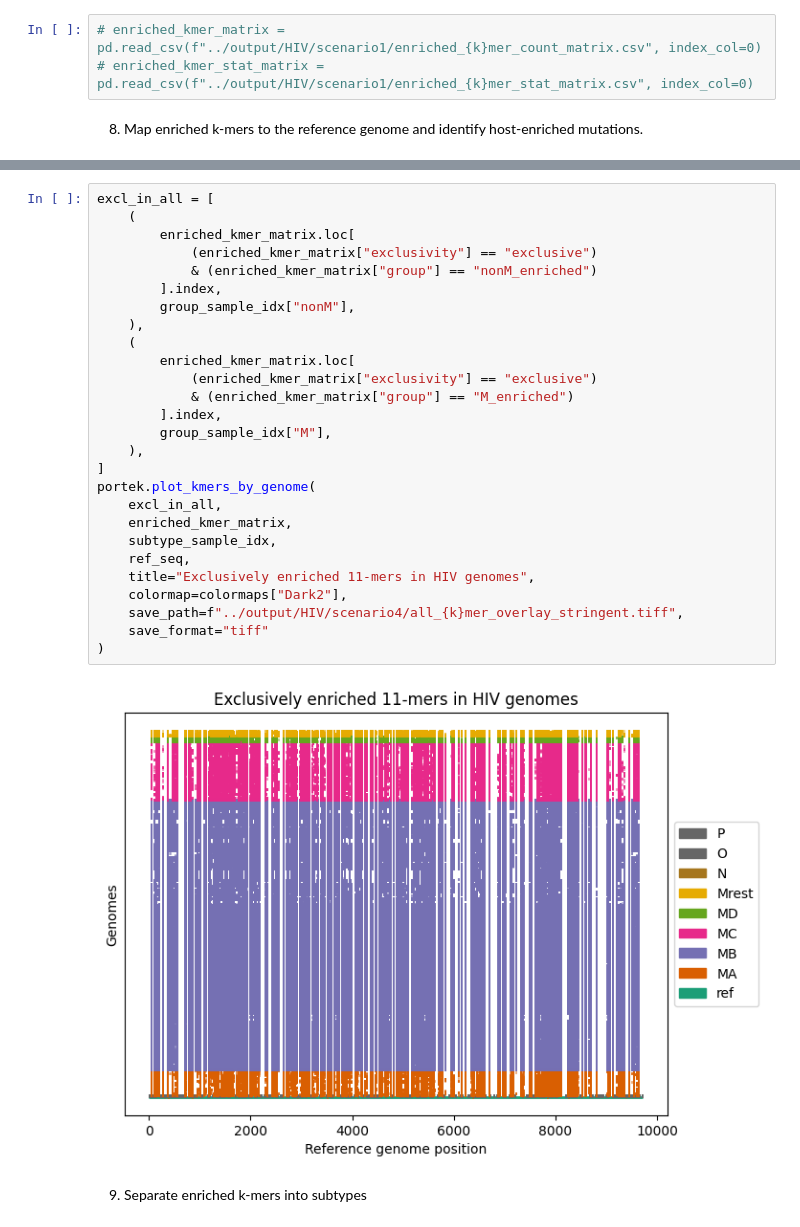
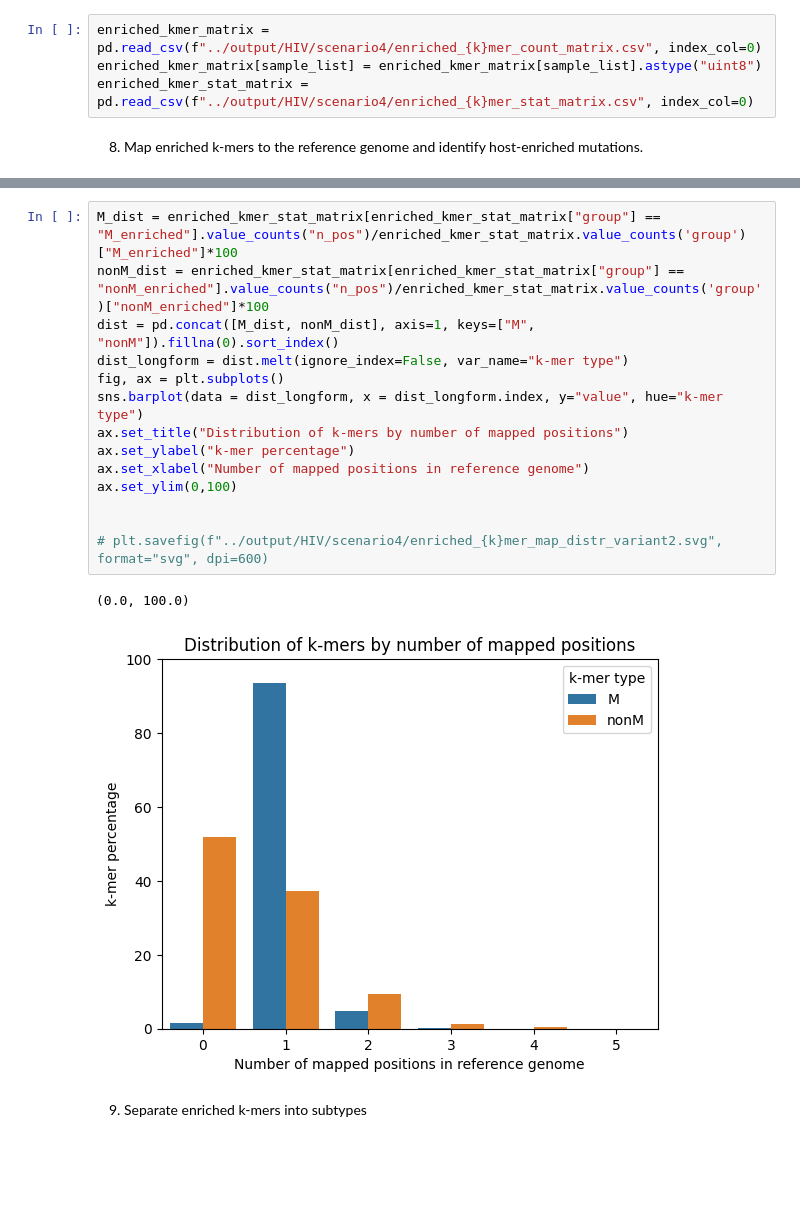
Before and after one commit to wis-janusz/PORT-EK2, a Jupyter notebook: notebooks/HIV_analysis_scenario_4.ipynb, the cells around one changed output, grey strips where cells are left out. Drawn from its saved outputs; the diff is of its cells as text; blank space fills up the shorter version.

```diff
--- a/notebooks/HIV_analysis_scenario_4.ipynb
+++ b/notebooks/HIV_analysis_scenario_4.ipynb
@@ -368,7 +376,8 @@ counts_for_classifier['host'] = counts_for_classifier.index.map(assign_host_nume
 # %% [output]
 3626 M enriched k-mers and 2722 non-M enriched k-mers found.
 # %%
-# enriched_kmer_matrix = pd.read_csv(f"../output/HIV/scenario1/enriched_{k}mer_count_matrix.csv", index_col=0)
-# enriched_kmer_stat_matrix = pd.read_csv(f"../output/HIV/scenario1/enriched_{k}mer_stat_matrix.csv", index_col=0)
+enriched_kmer_matrix = pd.read_csv(f"../output/HIV/scenario4/enriched_{k}mer_count_matrix.csv", index_col=0)
+enriched_kmer_matrix[sample_list] = enriched_kmer_matrix[sample_list].astype("uint8")
+enriched_kmer_stat_matrix = pd.read_csv(f"../output/HIV/scenario4/enriched_{k}mer_stat_matrix.csv", index_col=0)
 # %% [markdown]
 8. Map enriched k-mers to the reference genome and identify host-enriched mutations.
@@ -437,32 +456,20 @@ portek.plot_kmers_by_genome(
-# %%
-excl_in_all = [
-    (
-        enriched_kmer_matrix.loc[
-            (enriched_kmer_matrix["exclusivity"] == "exclusive")
-            & (enriched_kmer_matrix["group"] == "nonM_enriched")
-        ].index,
-        group_sample_idx["nonM"],
-    ),
-    (
-        enriched_kmer_matrix.loc[
-            (enriched_kmer_matrix["exclusivity"] == "exclusive")
-            & (enriched_kmer_matrix["group"] == "M_enriched")
-        ].index,
-        group_sample_idx["M"],
-    ),
-]
-portek.plot_kmers_by_genome(
-    excl_in_all,
-    enriched_kmer_matrix,
-    subtype_sample_idx,
-    ref_seq,
-    title="Exclusively enriched 11-mers in HIV genomes",
-    colormap=colormaps["Dark2"],
-    save_path=f"../output/HIV/scenario4/all_{k}mer_overlay_stringent.tiff",
-    save_format="tiff"
-)
-# %% [output]
-[figure, removed]
+# %%
+M_dist = enriched_kmer_stat_matrix[enriched_kmer_stat_matrix["group"] == "M_enriched"].value_counts("n_pos")/enriched_kmer_stat_matrix.value_counts('group')["M_enriched"]*100
+nonM_dist = enriched_kmer_stat_matrix[enriched_kmer_stat_matrix["group"] == "nonM_enriched"].value_counts("n_pos")/enriched_kmer_stat_matrix.value_counts('group')["nonM_enriched"]*100
+dist = pd.concat([M_dist, nonM_dist], axis=1, keys=["M", "nonM"]).fillna(0).sort_index()
+dist_longform = dist.melt(ignore_index=False, var_name="k-mer type")
+fig, ax = plt.subplots()
+sns.barplot(data = dist_longform, x = dist_longform.index, y="value", hue="k-mer type")
+ax.set_title("Distribution of k-mers by number of mapped positions")
+ax.set_ylabel("k-mer percentage")
+ax.set_xlabel("Number of mapped positions in reference genome")
+ax.set_ylim(0,100)
+
+
+# plt.savefig(f"../output/HIV/scenario4/enriched_{k}mer_map_distr_variant2.svg", format="svg", dpi=600)
+# %% [output]
+(0.0, 100.0)
+[figure, added]
 # %% [markdown]
 9. Separate enriched k-mers into subtypes
 # %%
```
Also changed, not shown: parts of 14 cells of this notebook.
